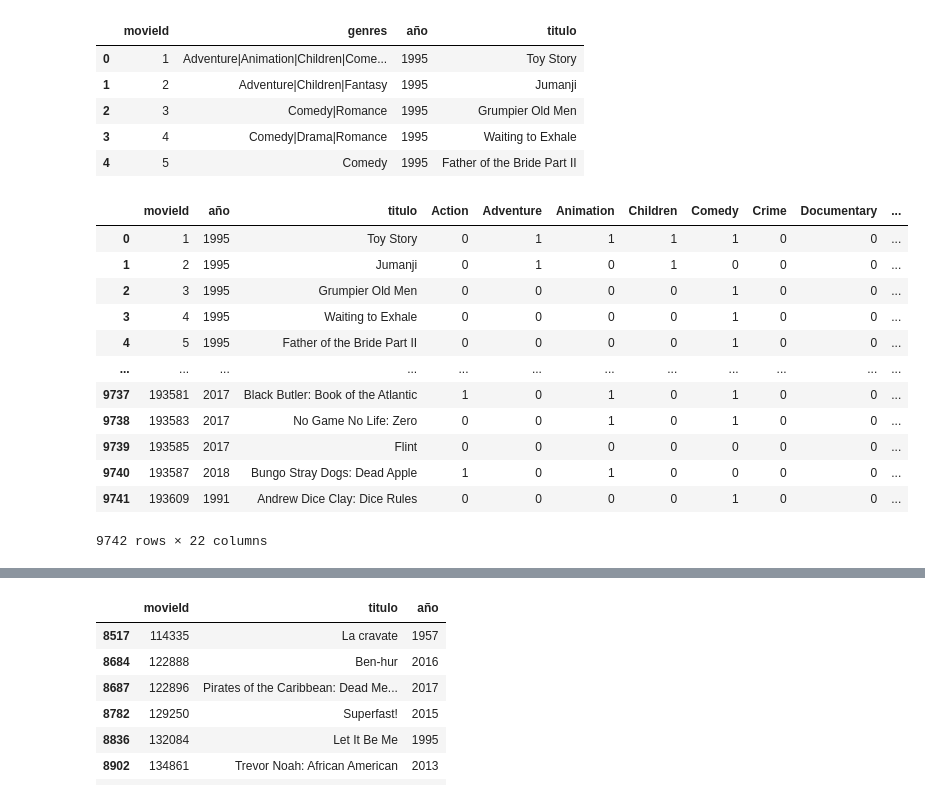
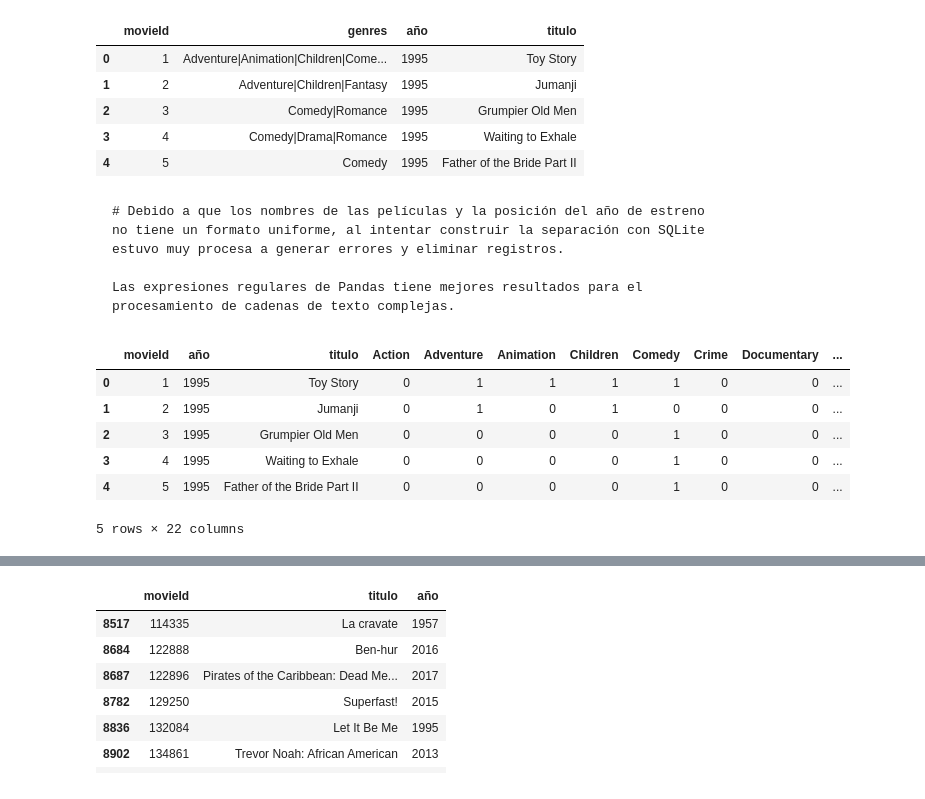
Before and after one commit to JuanCH94/Marketing, a Jupyter notebook: a_transformacion.ipynb, the cells around one changed output, grey strips where cells are left out. Saved outputs shown, nothing was run; the diff lists cells and outputs as text; code cells hidden in the pictures.

Commit message:
se dejan analisis sobre los valores nulos y duplicados en la tabla movies

````diff
--- a/a_transformacion.ipynb
+++ b/a_transformacion.ipynb
@@ -86,38 +77,43 @@ table_movies.head()
 | 2 | 3 | Comedy|Romance | 1995 | Grumpier Old Men |
 | 3 | 4 | Comedy|Drama|Romance | 1995 | Waiting to Exhale |
 | 4 | 5 | Comedy | 1995 | Father of the Bride Part II |
+# %% [markdown]
+
+
+```
+# Debido a que los nombres de las películas y la posición del año de estreno
+no tiene un formato uniforme, al intentar construir la separación con SQLite
+estuvo muy procesa a generar errores y eliminar registros.
+
+Las expresiones regulares de Pandas tiene mejores resultados para el
+procesamiento de cadenas de texto complejas.
+```
 # %%
 # Separar los géneros en listas
 table_movies['genres'] = table_movies['genres'].str.split('|')
 
 # Binarizar los géneros
 mlb = MultiLabelBinarizer()
 generos_bin = mlb.fit_transform(table_movies['genres'])
 
 # Crear DataFrame con los géneros binarizados
 df_generos = pd.DataFrame(generos_bin, columns=mlb.classes_, index=table_movies.index)
 
 
 # Unir los géneros binarizados al DataFrame original
 table_movies = pd.concat([table_movies, df_generos], axis=1)
 
 #Eliminar la columna genres
 table_movies.drop('genres', axis=1, inplace=True)
-table_movies.drop('(no genres listed)', axis=1, inplace=True)
+table_movies.drop('(no genres listed)', axis=1, inplace=True) #La tabla separa un pequeño grupo de que no tiene genero.
 
 # Mostrar las primeras filas del resultado
-table_movies
+table_movies.head()
 # %% [output]
 |  | movieId | año | titulo | Action | Adventure | Animation | Children | Comedy | Crime | Documentary | ... |
 | 0 | 1 | 1995 | Toy Story | 0 | 1 | 1 | 1 | 1 | 0 | 0 | ... |
 | 1 | 2 | 1995 | Jumanji | 0 | 1 | 0 | 1 | 0 | 0 | 0 | ... |
 | 2 | 3 | 1995 | Grumpier Old Men | 0 | 0 | 0 | 0 | 1 | 0 | 0 | ... |
 | 3 | 4 | 1995 | Waiting to Exhale | 0 | 0 | 0 | 0 | 1 | 0 | 0 | ... |
 | 4 | 5 | 1995 | Father of the Bride Part II | 0 | 0 | 0 | 0 | 1 | 0 | 0 | ... |
-| ... | ... | ... | ... | ... | ... | ... | ... | ... | ... | ... | ... |
-| 9737 | 193581 | 2017 | Black Butler: Book of the Atlantic | 1 | 0 | 1 | 0 | 1 | 0 | 0 | ... |
-| 9738 | 193583 | 2017 | No Game No Life: Zero | 0 | 0 | 1 | 0 | 1 | 0 | 0 | ... |
-| 9739 | 193585 | 2017 | Flint | 0 | 0 | 0 | 0 | 0 | 0 | 0 | ... |
-| 9740 | 193587 | 2018 | Bungo Stray Dogs: Dead Apple | 1 | 0 | 1 | 0 | 0 | 0 | 0 | ... |
-| 9741 | 193609 | 1991 | Andrew Dice Clay: Dice Rules | 0 | 0 | 0 | 0 | 1 | 0 | 0 | ... |
-9742 rows × 22 columns
+5 rows × 22 columns
````
Also changed, not shown: parts of 12 cells of this notebook.
